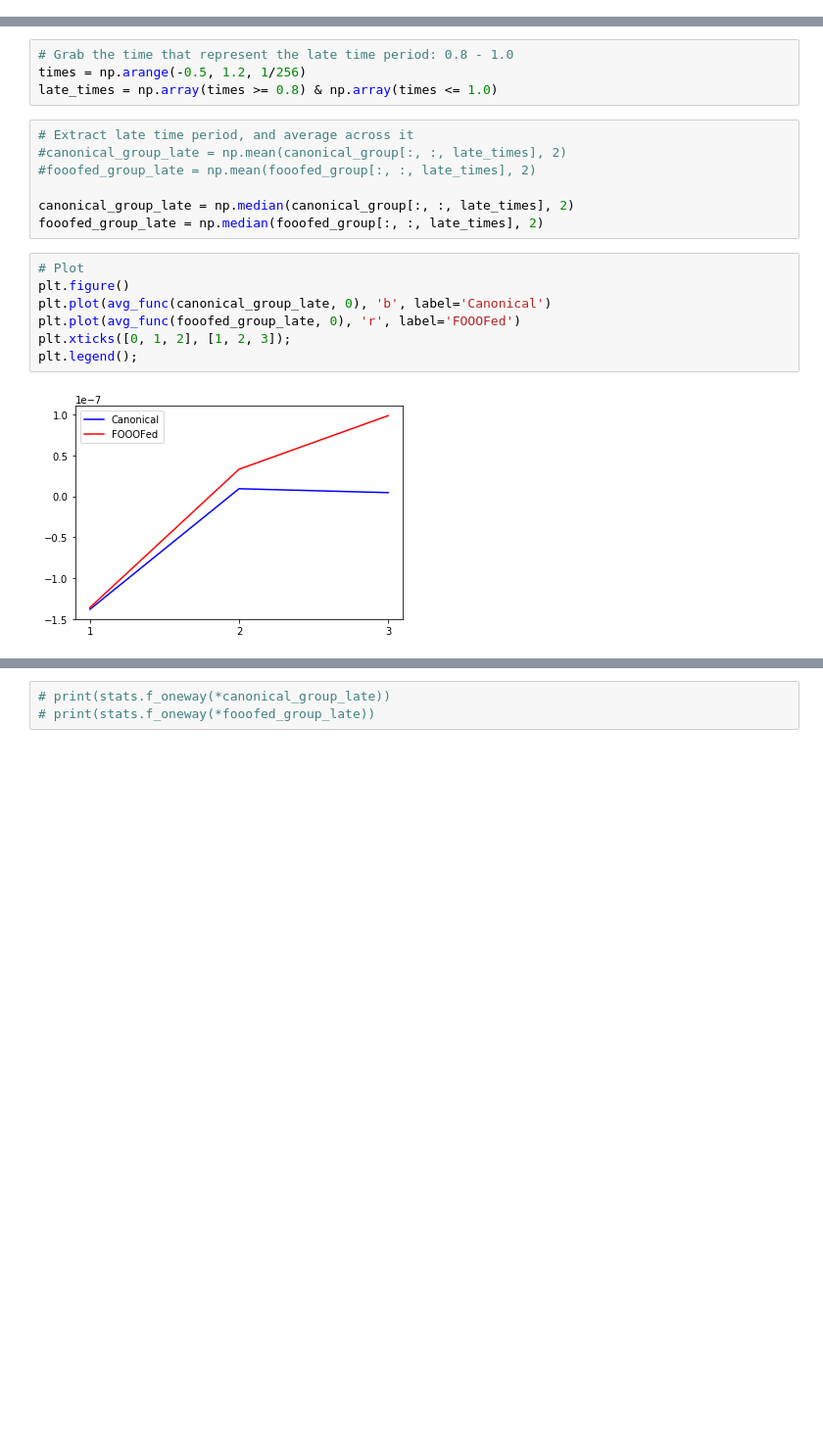
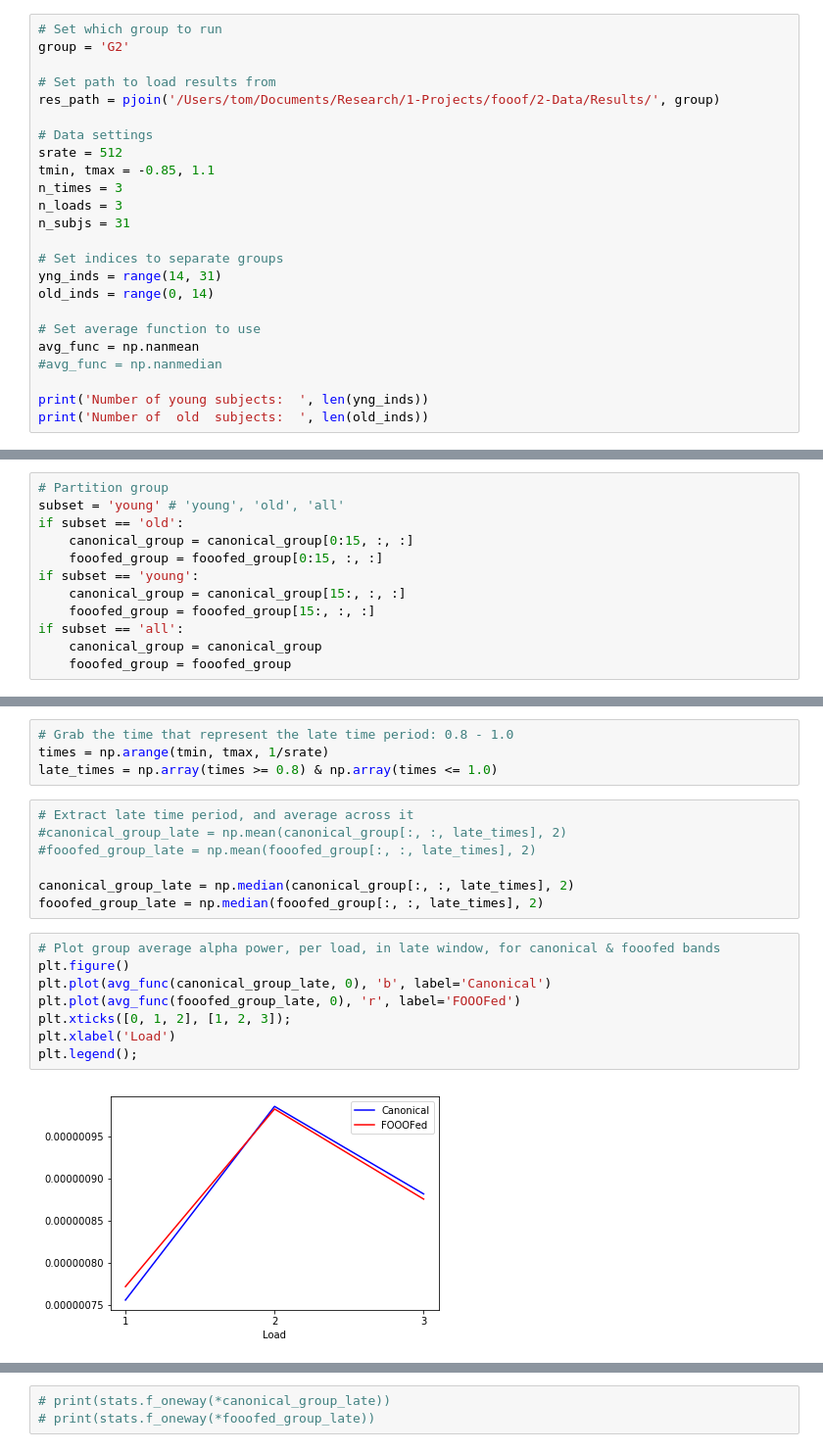
Before and after one commit to TomDonoghue/EEGparam, a Jupyter notebook: notebooks/GroupAnalysis.ipynb, the cells around one changed output, grey strips where cells are left out. Shown at 98% size. Cells and saved outputs as stored; diff of their text form; blank space fills up the shorter version.

```diff
--- a/notebooks/GroupAnalysis.ipynb
+++ b/notebooks/GroupAnalysis.ipynb
@@ -22,0 +28,24 @@ avg_func = np.median
+# %%
+# Set which group to run
+group = 'G2'
+
+# Set path to load results from
+res_path = pjoin('/Users/tom/Documents/Research/1-Projects/fooof/2-Data/Results/', group)
+
+# Data settings
+srate = 512
+tmin, tmax = -0.85, 1.1
+n_times = 3
+n_loads = 3
+n_subjs = 31
+
+# Set indices to separate groups
+yng_inds = range(14, 31)
+old_inds = range(0, 14)
+
+# Set average function to use
+avg_func = np.nanmean
+#avg_func = np.nanmedian
+
+print('Number of young subjects:  ', len(yng_inds))
+print('Number of  old  subjects:  ', len(old_inds))
@@ -70,3 +137,15 @@ fooofed_group = np.load(pjoin(res_path, 'Group', 'fooofed_group.npy'))
+# %%
+# Partition group
+subset = 'young' # 'young', 'old', 'all'
+if subset == 'old':
+    canonical_group = canonical_group[0:15, :, :]
+    fooofed_group = fooofed_group[0:15, :, :]
+if subset == 'young':
+    canonical_group = canonical_group[15:, :, :]
+    fooofed_group = fooofed_group[15:, :, :]
+if subset == 'all':
+    canonical_group = canonical_group
+    fooofed_group = fooofed_group
 # %%
 # Average across subjects
 canonical_group_avg = avg_func(canonical_group, 0)
@@ -95,6 +162,6 @@ for alpha_subj, fooof_subj in zip(canonical_group, fooofed_group):
 # %%
 # Grab the time that represent the late time period: 0.8 - 1.0
-times = np.arange(-0.5, 1.2, 1/256)
+times = np.arange(tmin, tmax, 1/srate)
 late_times = np.array(times >= 0.8) & np.array(times <= 1.0)
 # %%
 # Extract late time period, and average across it
@@ -104,12 +171,13 @@ late_times = np.array(times >= 0.8) & np.array(times <= 1.0)
 canonical_group_late = np.median(canonical_group[:, :, late_times], 2)
 fooofed_group_late = np.median(fooofed_group[:, :, late_times], 2)
 # %%
-# Plot
+# Plot group average alpha power, per load, in late window, for canonical & fooofed bands
 plt.figure()
 plt.plot(avg_func(canonical_group_late, 0), 'b', label='Canonical')
 plt.plot(avg_func(fooofed_group_late, 0), 'r', label='FOOOFed')
 plt.xticks([0, 1, 2], [1, 2, 3]);
+plt.xlabel('Load')
 plt.legend();
 # %% [output]
-[figure, old version]
+[figure, new version]
 # %%
```
Also changed, not shown: parts of 125 cells of this notebook.
